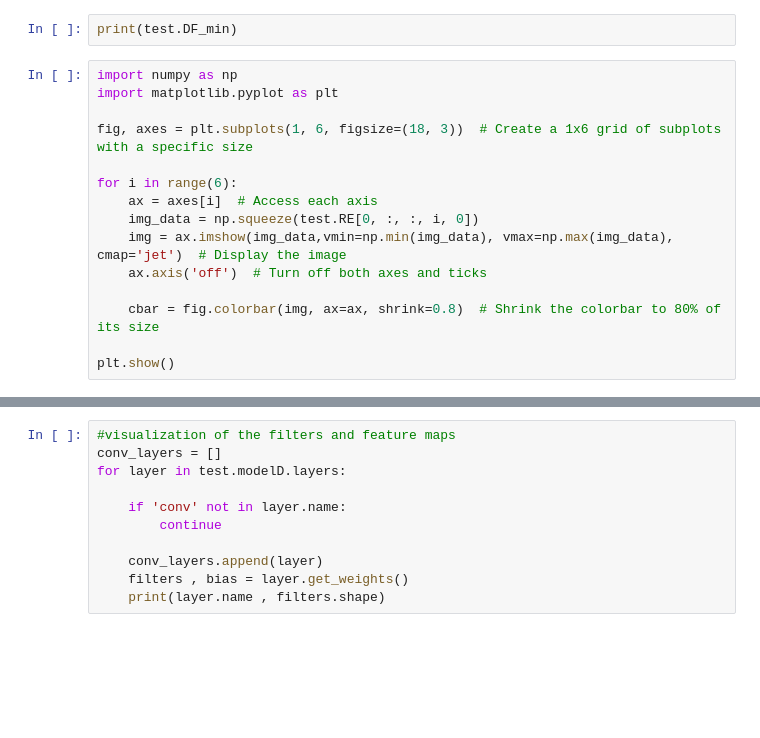
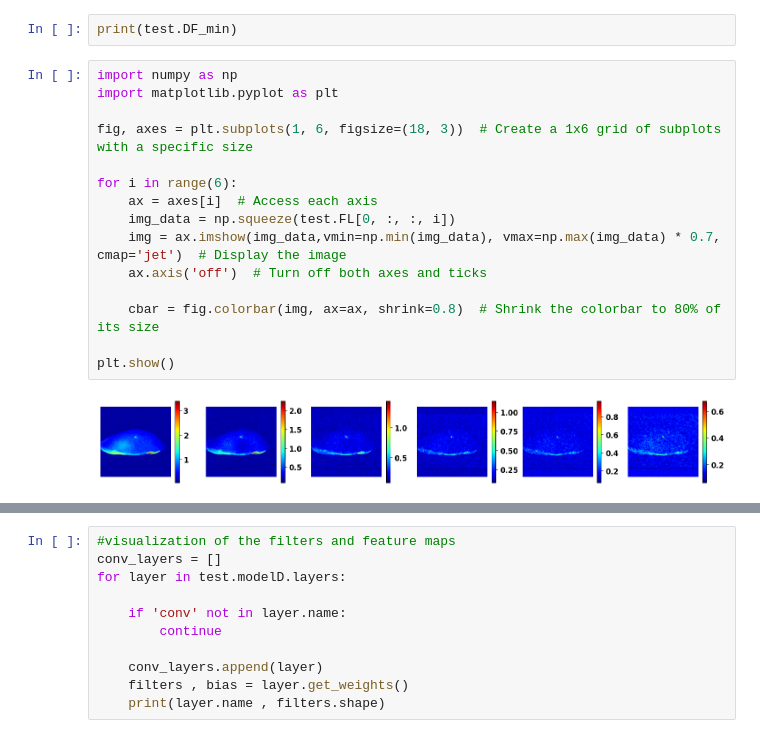
Before and after one commit to Hikarukurosawa123/gtxDLPythonCode, a Jupyter notebook: gtxDLImplementationAWS-20250331.ipynb, the cells around one changed output, grey strips where cells are left out. Cells and saved outputs as stored; diff of their text form; blank space fills up the shorter version.

```diff
--- a/gtxDLImplementationAWS-20250331.ipynb
+++ b/gtxDLImplementationAWS-20250331.ipynb
@@ -99,18 +136,20 @@ print(test.DF_min)
 # %%
 import numpy as np
 import matplotlib.pyplot as plt
 
 fig, axes = plt.subplots(1, 6, figsize=(18, 3))  # Create a 1x6 grid of subplots with a specific size
 
 for i in range(6):
     ax = axes[i]  # Access each axis
-    img_data = np.squeeze(test.RE[0, :, :, i, 0])
-    img = ax.imshow(img_data,vmin=np.min(img_data), vmax=np.max(img_data), cmap='jet')  # Display the image
+    img_data = np.squeeze(test.FL[0, :, :, i])
+    img = ax.imshow(img_data,vmin=np.min(img_data), vmax=np.max(img_data) * 0.7, cmap='jet')  # Display the image
     ax.axis('off')  # Turn off both axes and ticks
 
     cbar = fig.colorbar(img, ax=ax, shrink=0.8)  # Shrink the colorbar to 80% of its size
 
 plt.show()
+# %% [output]
+[figure, added]
 # %%
 import numpy as np
 import matplotlib.pyplot as plt
```
Also changed, not shown: parts of 3 cells of this notebook, 4 other files.
